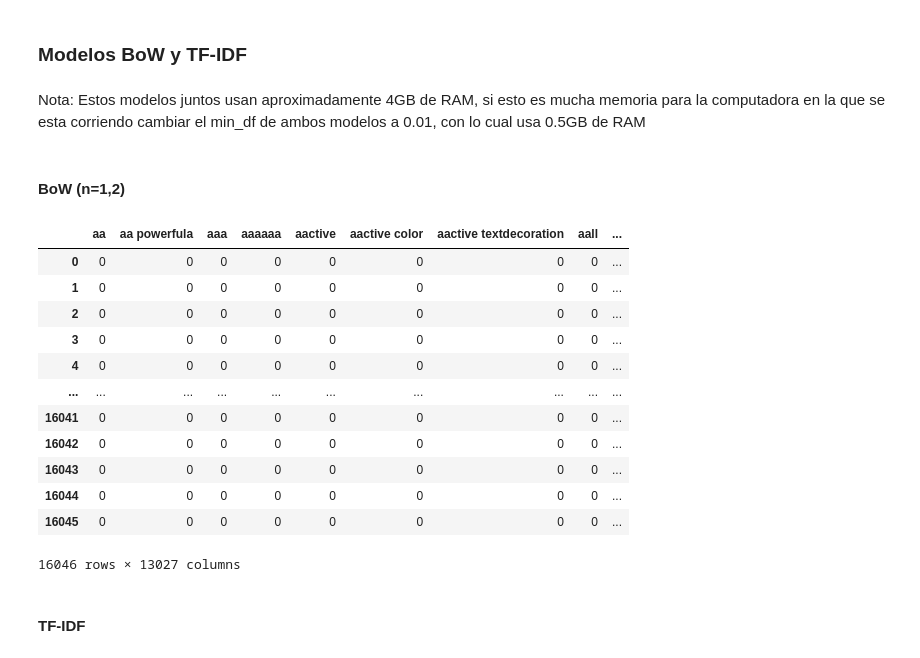
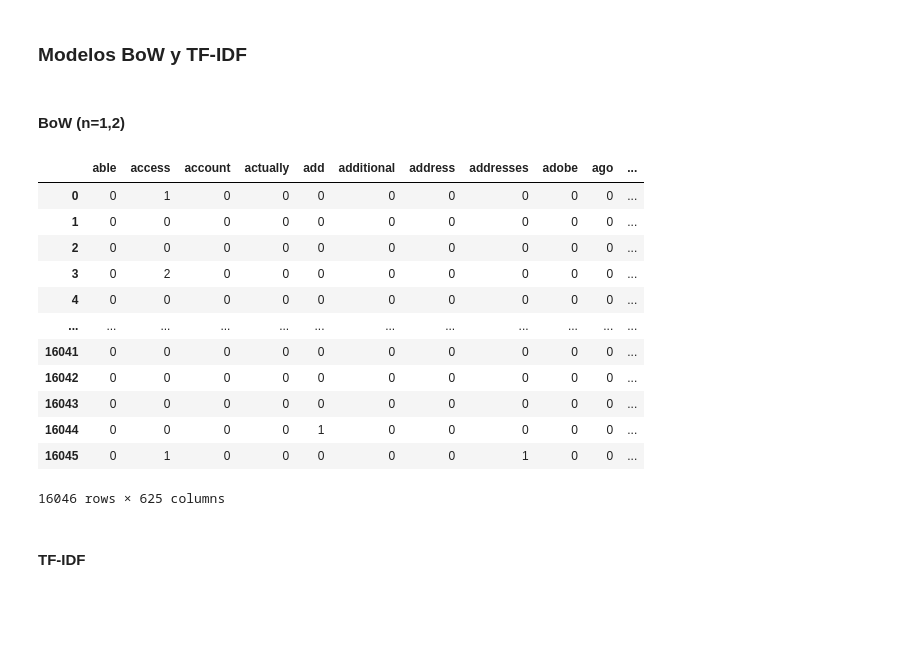
Before and after one commit to sebas411/Lab2-Security-Data-Science, a Jupyter notebook: Lab 2.ipynb, the cells around one changed output. Drawn from its saved outputs; the diff is of its cells as text; code cells hidden in the pictures; blank space fills up the shorter version.

```diff
--- a/Lab 2.ipynb
+++ b/Lab 2.ipynb
@@ -121,4 +124,2 @@ df.sample(10)
 # %% [markdown]
 ### Modelos BoW y TF-IDF
-# %% [markdown]
-Nota: Estos modelos juntos usan aproximadamente 4GB de RAM, si esto es mucha memoria para la computadora en la que se esta corriendo cambiar el min_df de ambos modelos a 0.01, con lo cual usa 0.5GB de RAM
@@ -127,27 +129,27 @@ body = np.array(df['Body'])
 # %% [markdown]
 #### BoW (n=1,2)
 # %%
-cv = CountVectorizer(min_df=0.0005, ngram_range=(1,2))
+cv = CountVectorizer(min_df=0.01, ngram_range=(1,2))
 cv_matrix = cv.fit_transform(body)
 cv_matrix = cv_matrix.toarray()
 vocabulario = cv.get_feature_names_out()
 vocabulario.shape
 bow = pd.DataFrame(cv_matrix, columns=vocabulario)
 bow
 # %% [output]
-|  | aa | aa powerfula | aaa | aaaaaa | aactive | aactive color | aactive textdecoration | aall | ... |
-| 0 | 0 | 0 | 0 | 0 | 0 | 0 | 0 | 0 | ... |
-| 1 | 0 | 0 | 0 | 0 | 0 | 0 | 0 | 0 | ... |
-| 2 | 0 | 0 | 0 | 0 | 0 | 0 | 0 | 0 | ... |
-| 3 | 0 | 0 | 0 | 0 | 0 | 0 | 0 | 0 | ... |
-| 4 | 0 | 0 | 0 | 0 | 0 | 0 | 0 | 0 | ... |
-| ... | ... | ... | ... | ... | ... | ... | ... | ... | ... |
-| 16041 | 0 | 0 | 0 | 0 | 0 | 0 | 0 | 0 | ... |
-| 16042 | 0 | 0 | 0 | 0 | 0 | 0 | 0 | 0 | ... |
-| 16043 | 0 | 0 | 0 | 0 | 0 | 0 | 0 | 0 | ... |
-| 16044 | 0 | 0 | 0 | 0 | 0 | 0 | 0 | 0 | ... |
-| 16045 | 0 | 0 | 0 | 0 | 0 | 0 | 0 | 0 | ... |
+|  | able | access | account | actually | add | additional | address | addresses | adobe | ago | ... |
+| 0 | 0 | 1 | 0 | 0 | 0 | 0 | 0 | 0 | 0 | 0 | ... |
+| 1 | 0 | 0 | 0 | 0 | 0 | 0 | 0 | 0 | 0 | 0 | ... |
+| 2 | 0 | 0 | 0 | 0 | 0 | 0 | 0 | 0 | 0 | 0 | ... |
+| 3 | 0 | 2 | 0 | 0 | 0 | 0 | 0 | 0 | 0 | 0 | ... |
+| 4 | 0 | 0 | 0 | 0 | 0 | 0 | 0 | 0 | 0 | 0 | ... |
+| ... | ... | ... | ... | ... | ... | ... | ... | ... | ... | ... | ... |
+| 16041 | 0 | 0 | 0 | 0 | 0 | 0 | 0 | 0 | 0 | 0 | ... |
+| 16042 | 0 | 0 | 0 | 0 | 0 | 0 | 0 | 0 | 0 | 0 | ... |
+| 16043 | 0 | 0 | 0 | 0 | 0 | 0 | 0 | 0 | 0 | 0 | ... |
+| 16044 | 0 | 0 | 0 | 0 | 1 | 0 | 0 | 0 | 0 | 0 | ... |
+| 16045 | 0 | 1 | 0 | 0 | 0 | 0 | 0 | 1 | 0 | 0 | ... |
-16046 rows × 13027 columns
+16046 rows × 625 columns
 # %% [markdown]
 #### TF-IDF
 # %%
```
Also changed, not shown: parts of 17 cells of this notebook.
